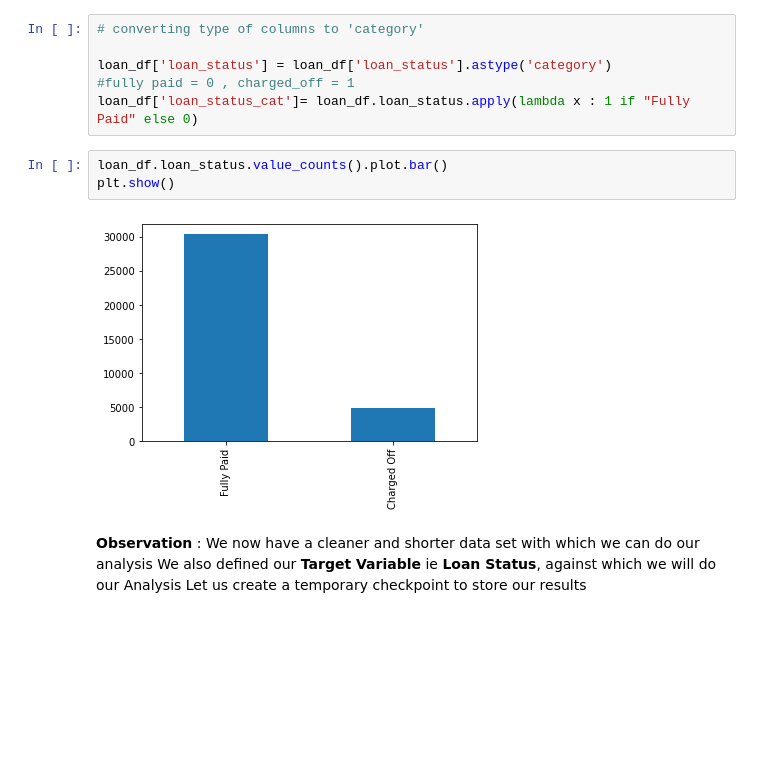
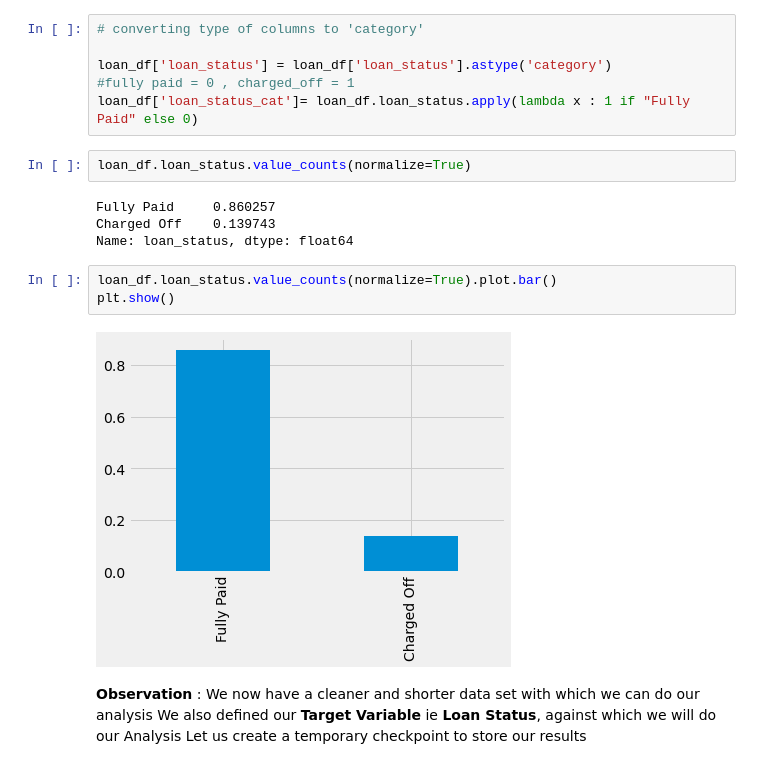
Before and after one commit to rramchan12/Lending-Club-EDA-CaseStudy, a Jupyter notebook: Lending_Club_EDA_Analysis.ipynb, the cells around one changed output. Drawn from its saved outputs; the diff is of its cells as text; blank space fills up the shorter version.

```diff
--- a/Lending_Club_EDA_Analysis.ipynb
+++ b/Lending_Club_EDA_Analysis.ipynb
@@ -380,11 +380,17 @@ Lets convert the Target Variable to a Number which will enable us to create **Ca
 loan_df['loan_status'] = loan_df['loan_status'].astype('category')
 #fully paid = 0 , charged_off = 1
 loan_df['loan_status_cat']= loan_df.loan_status.apply(lambda x : 1 if "Fully Paid" else 0)
+# %%
+loan_df.loan_status.value_counts(normalize=True)
+# %% [output]
+Fully Paid     0.860257
+Charged Off    0.139743
+Name: loan_status, dtype: float64
 # %%
-loan_df.loan_status.value_counts().plot.bar()
+loan_df.loan_status.value_counts(normalize=True).plot.bar()
 plt.show()
 # %% [output]
-[figure, old version]
+[figure, new version]
 # %% [markdown]
 **Observation**  :
 We now have a cleaner and shorter data set with which we can do our analysis
```
Also changed, not shown: parts of 4 cells of this notebook, 1 other file.
